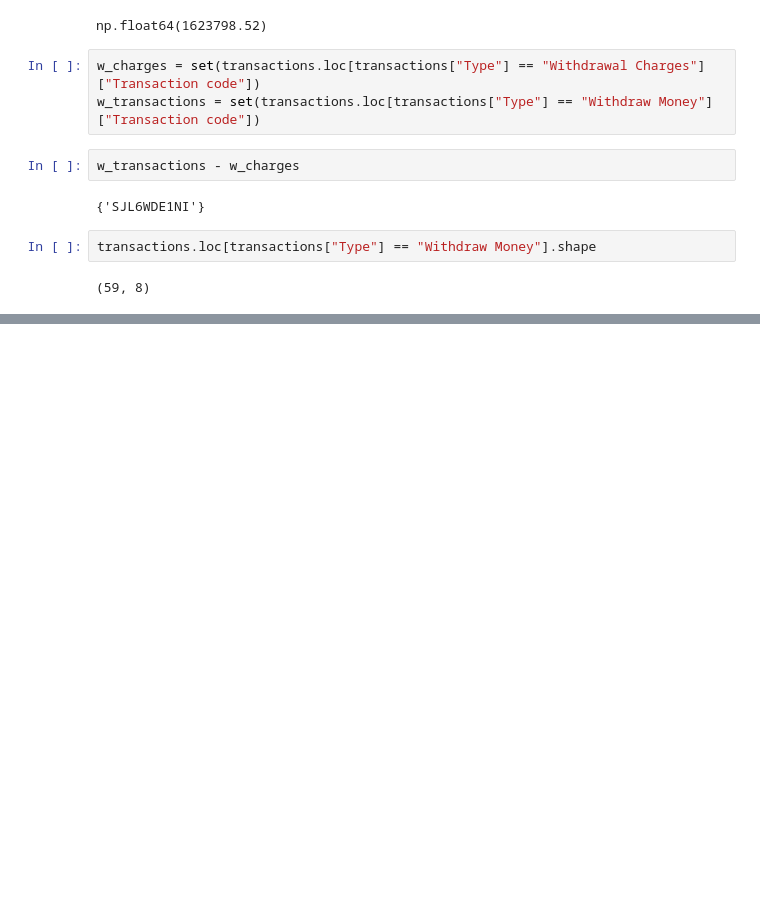
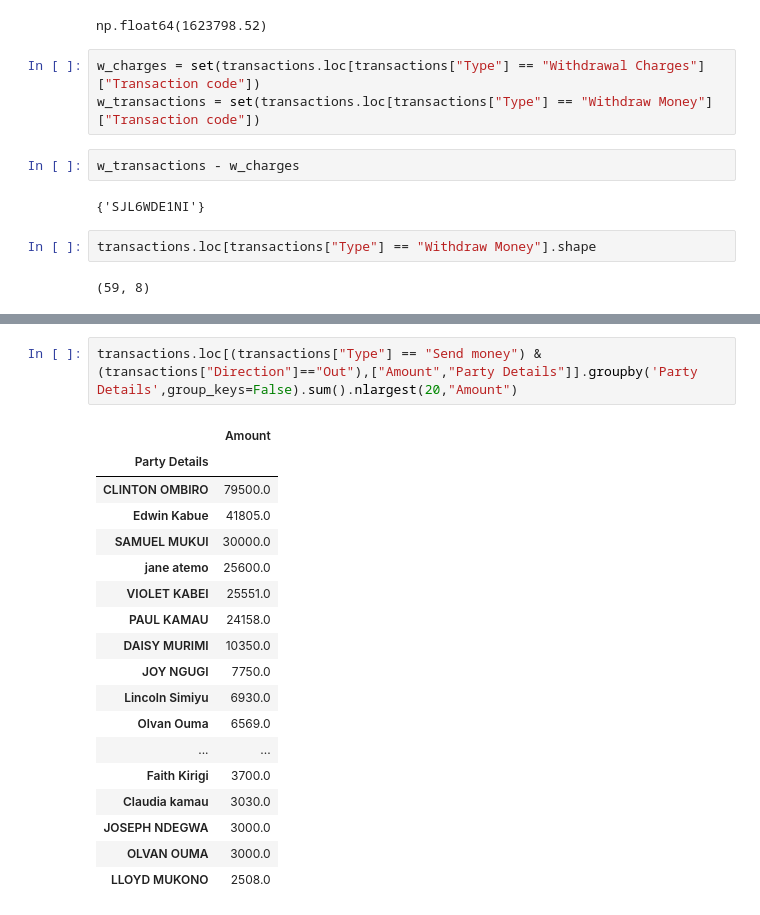
Before and after one commit to Addyzee/statement-app, a Jupyter notebook: api/temp.ipynb, the cells around one changed output, grey strips where cells are left out. Cells and saved outputs as stored; diff of their text form; blank space fills up the shorter version.

```diff
--- a/api/temp.ipynb
+++ b/api/temp.ipynb
@@ -112 +147,22 @@ array(['Safaricom'], dtype=object)
+# %%
+transactions.loc[(transactions["Type"] == "Send money") & (transactions["Direction"]=="Out"),["Amount","Party Details"]].groupby('Party Details',group_keys=False).sum().nlargest(20,"Amount")
+# %% [output]
+|  | Amount |
+| Party Details |  |
+| CLINTON OMBIRO | 79500.0 |
+| Edwin Kabue | 41805.0 |
+| SAMUEL MUKUI | 30000.0 |
+| jane atemo | 25600.0 |
+| VIOLET KABEI | 25551.0 |
+| PAUL KAMAU | 24158.0 |
+| DAISY MURIMI | 10350.0 |
+| JOY NGUGI | 7750.0 |
+| Lincoln Simiyu | 6930.0 |
+| Olvan Ouma | 6569.0 |
+| ... | ... |
+| Faith Kirigi | 3700.0 |
+| Claudia kamau | 3030.0 |
+| JOSEPH NDEGWA | 3000.0 |
+| OLVAN OUMA | 3000.0 |
+| LLOYD MUKONO | 2508.0 |
 # %%
```
Also changed, not shown: parts of 14 cells of this notebook, 3 other files.
